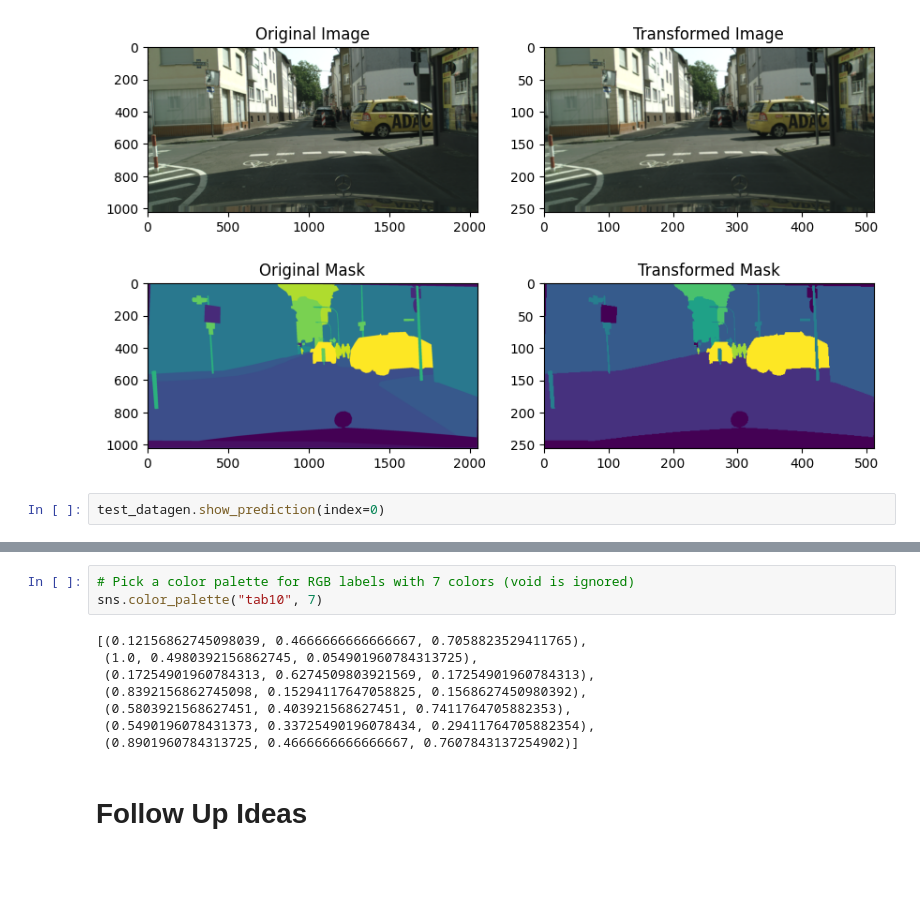
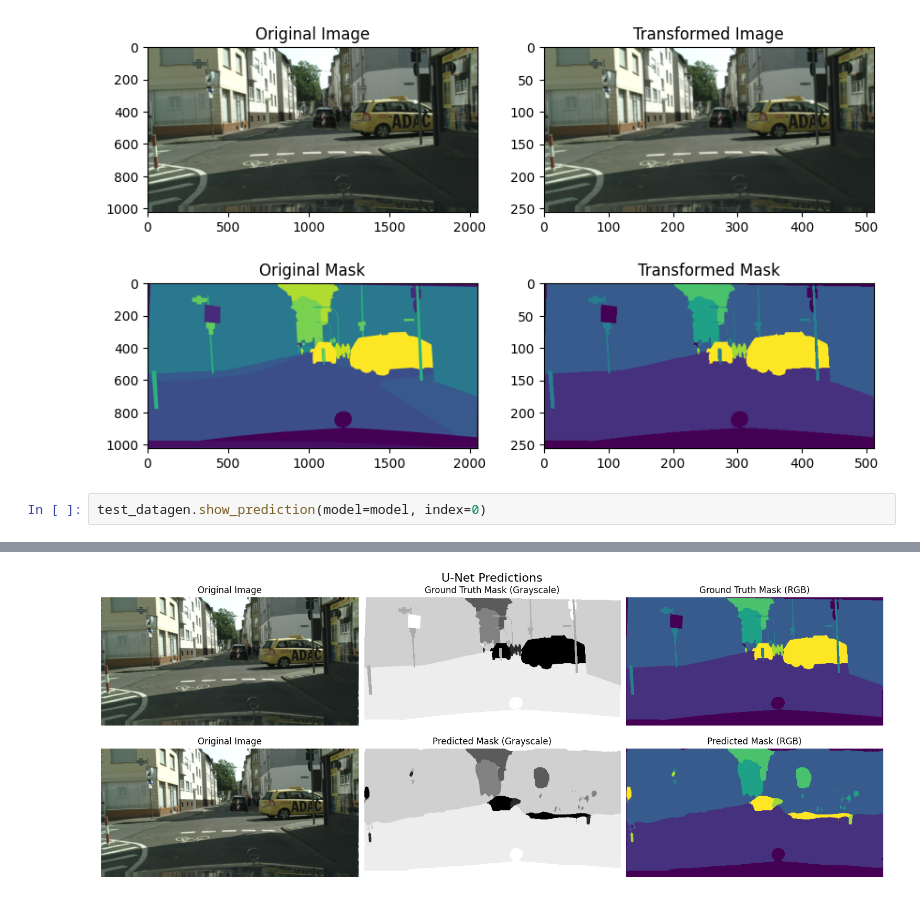
Before and after one commit to Hedredo/oc_p8, a Jupyter notebook: notebooks/modelisation.ipynb, the cells around one changed output, grey strips where cells are left out. Drawn from its saved outputs; the diff is of its cells as text; blank space fills up the shorter version.

```diff
--- a/notebooks/modelisation.ipynb
+++ b/notebooks/modelisation.ipynb
@@ -959,5 +959,5 @@ test_datagen.show_transformation(index=0)
 # %% [output]
 [figure]
 # %%
-test_datagen.show_prediction(index=0)
+test_datagen.show_prediction(model=model, index=0)
 # %% [output]
@@ -965,13 +965 @@ TypeError: Dataloaderv11.show_prediction() missing 1 required positional argumen
+[figure, added]
-# %%
-# Pick a color palette for RGB labels with 7 colors (void is ignored)
-sns.color_palette("tab10", 7)
-# %% [output]
-[(0.12156862745098039, 0.4666666666666667, 0.7058823529411765),
- (1.0, 0.4980392156862745, 0.054901960784313725),
- (0.17254901960784313, 0.6274509803921569, 0.17254901960784313),
- (0.8392156862745098, 0.15294117647058825, 0.1568627450980392),
- (0.5803921568627451, 0.403921568627451, 0.7411764705882353),
- (0.5490196078431373, 0.33725490196078434, 0.29411764705882354),
- (0.8901960784313725, 0.4666666666666667, 0.7607843137254902)]
-# %% [markdown]
-# Follow Up Ideas
```
Also changed, not shown: parts of 8 cells of this notebook, 4 other files.
